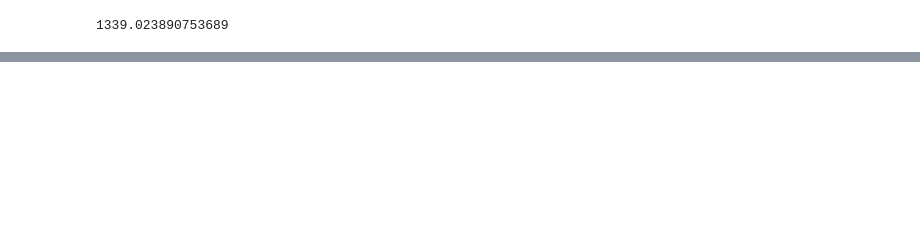
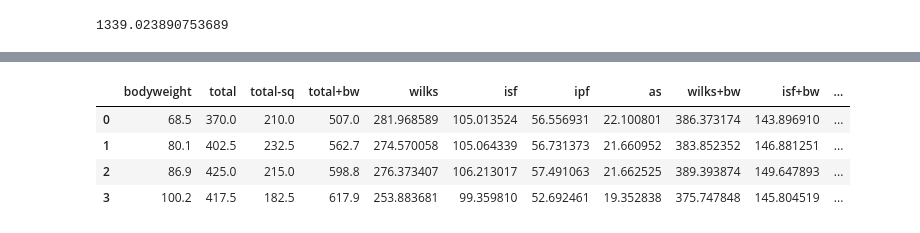
Before and after one commit to PrzemyslawSarnacki/streetlifting-analysis, a Jupyter notebook: coefficients.ipynb, the cells around one changed output, grey strips where cells are left out. Drawn from its saved outputs; the diff is of its cells as text; code cells hidden in the pictures; blank space fills up the shorter version.

Commit message:
added glogau data

```diff
--- a/coefficients.ipynb
+++ b/coefficients.ipynb
@@ -114,0 +95,27 @@ df = pd.DataFrame(rows, columns=["bodyweight", "wilks", "isf", "ipf"])
+# %%
+data = {'bodyweight':[68.5, 80.1, 86.9, 100.2],'total':[160+90+120, 170+90+142.5, 210+70+145, 235+60+122.5],'total-sq':[90+120, 90+142.5, 70+145, 60+122.5], 'total+bw':[160+90+120+68.5*2, 170+90+142.5+80.1*2, 210+70+145+86.9*2, 235+60+122.5+100.2*2] }
+
+
+best_glogau = pd.DataFrame(data)
+# %%
+best_glogau['wilks'] = best_glogau.apply(lambda row: calculate_wilks(row['bodyweight'], row['total']), axis=1)
+best_glogau['isf'] = best_glogau.apply(lambda row: calculate_isf(row['bodyweight'], row['total']), axis=1)
+best_glogau['ipf'] = best_glogau.apply(lambda row: calculate_ipf(row['bodyweight'], row['total']), axis=1)
+best_glogau['as'] = best_glogau.apply(lambda row: calculate_as(row['bodyweight'], row['total']), axis=1)
+best_glogau['wilks+bw'] = best_glogau.apply(lambda row: calculate_wilks(row['bodyweight'], row['total+bw']), axis=1)
+best_glogau['isf+bw'] = best_glogau.apply(lambda row: calculate_isf(row['bodyweight'], row['total+bw']), axis=1)
+best_glogau['ipf+bw'] = best_glogau.apply(lambda row: calculate_ipf(row['bodyweight'], row['total+bw']), axis=1)
+best_glogau['as+bw'] = best_glogau.apply(lambda row: calculate_as(row['bodyweight'], row['total+bw']), axis=1)
+best_glogau['wilks-sq'] = best_glogau.apply(lambda row: calculate_wilks(row['bodyweight'], row['total-sq']), axis=1)
+best_glogau['isf-sq'] = best_glogau.apply(lambda row: calculate_isf(row['bodyweight'], row['total-sq']), axis=1)
+best_glogau['ipf-sq'] = best_glogau.apply(lambda row: calculate_ipf(row['bodyweight'], row['total-sq']), axis=1)
+best_glogau['as-sq'] = best_glogau.apply(lambda row: calculate_as(row['bodyweight'], row['total-sq']), axis=1)
+
+
+best_glogau
+# %% [output]
+|  | bodyweight | total | total-sq | total+bw | wilks | isf | ipf | as | wilks+bw | isf+bw | ... |
+| 0 | 68.5 | 370.0 | 210.0 | 507.0 | 281.968589 | 105.013524 | 56.556931 | 22.100801 | 386.373174 | 143.896910 | ... |
+| 1 | 80.1 | 402.5 | 232.5 | 562.7 | 274.570058 | 105.064339 | 56.731373 | 21.660952 | 383.852352 | 146.881251 | ... |
+| 2 | 86.9 | 425.0 | 215.0 | 598.8 | 276.373407 | 106.213017 | 57.491063 | 21.662525 | 389.393874 | 149.647893 | ... |
+| 3 | 100.2 | 417.5 | 182.5 | 617.9 | 253.883681 | 99.359810 | 52.692461 | 19.352838 | 375.747848 | 145.804519 | ... |
```
Also changed, not shown: parts of 5 cells of this notebook.
